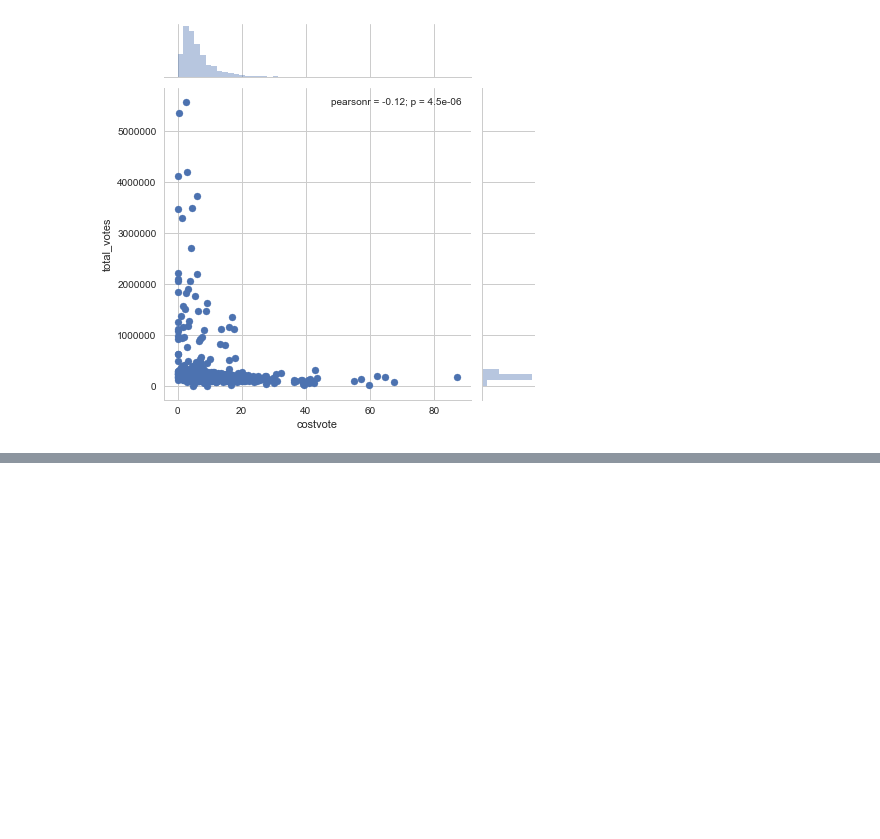
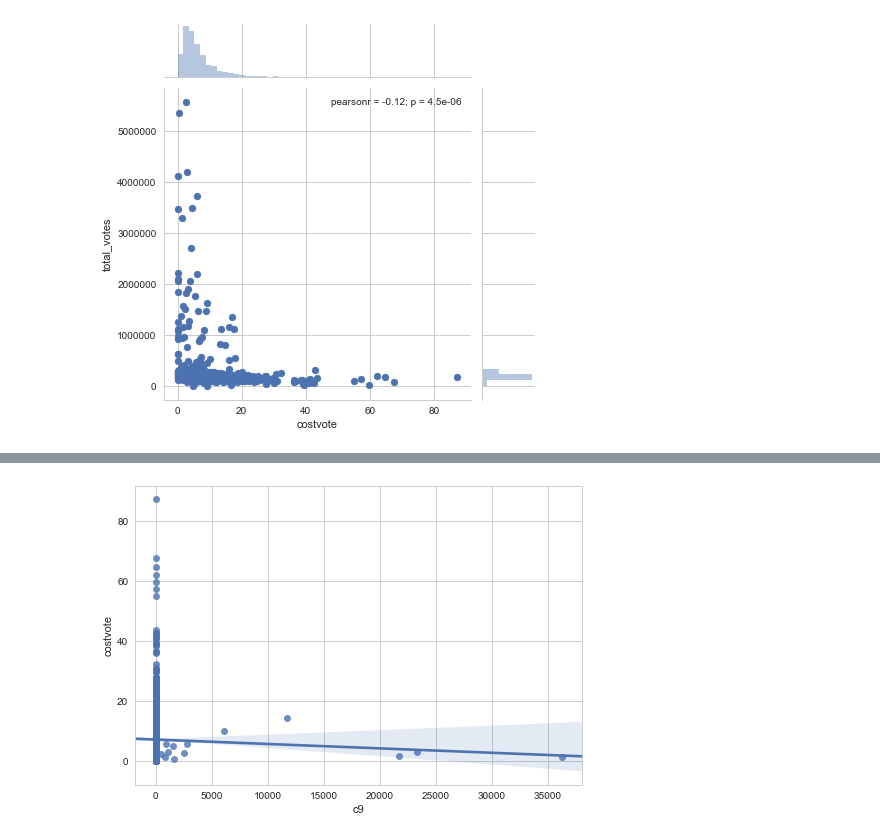
Before and after one commit to georgetown-analytics/four-thirty-five, a Jupyter notebook: 435_Analysis-Copy1.ipynb, the cells around one changed output, grey strips where cells are left out. Cells and saved outputs as stored; diff of their text form; code cells hidden in the pictures; blank space fills up the shorter version.

```diff
--- a/435_Analysis-Copy1.ipynb
+++ b/435_Analysis-Copy1.ipynb
@@ -2236,0 +2232,5 @@ plt.show()
+# %%
+sns.regplot(x="c9", y="costvote", data=RepW)
+plt.show()
+# %% [output]
+[figure, added]
```
Also changed, not shown: parts of 9 cells of this notebook.
